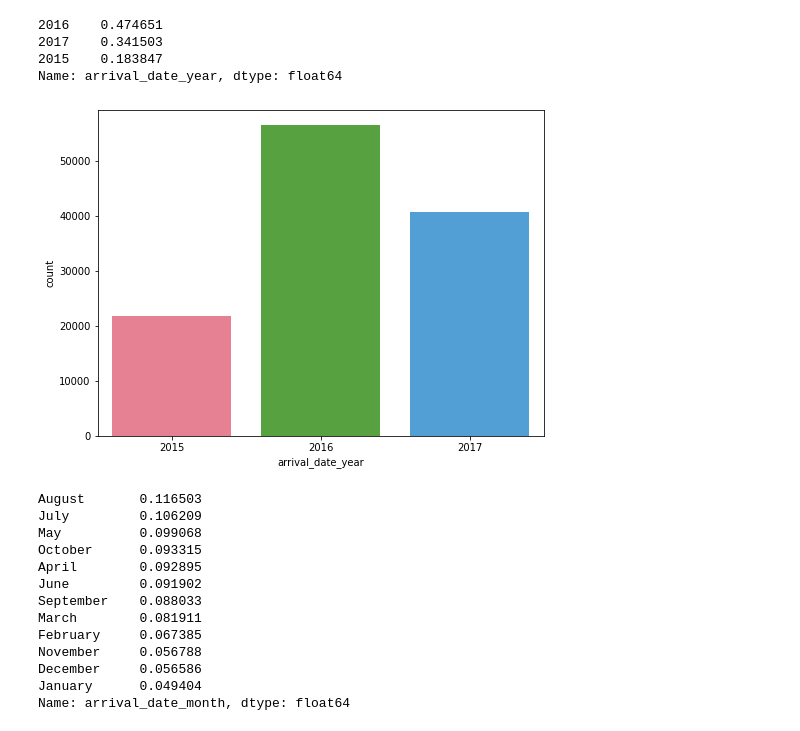
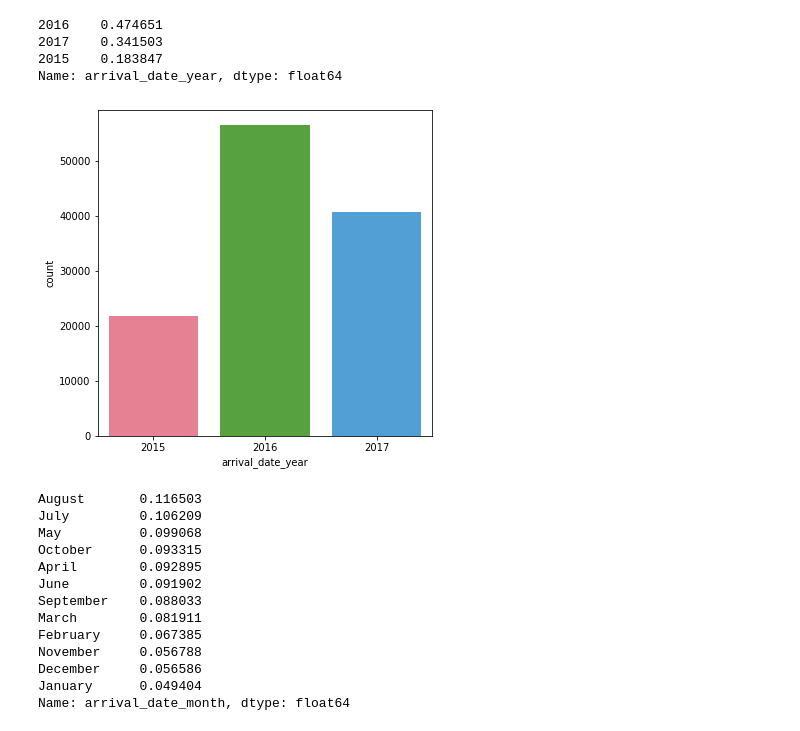
Before and after one commit to praveenbejo95/Hotel-booking-analysis-EDA-, a Jupyter notebook: Copy_of_Hotel_Booking_Analysis_Capstone_Project.ipynb, the cells around one changed output. Saved outputs shown, nothing was run; the diff lists cells and outputs as text; code cells hidden in the pictures.

```diff
--- a/Copy_of_Hotel_Booking_Analysis_Capstone_Project.ipynb
+++ b/Copy_of_Hotel_Booking_Analysis_Capstone_Project.ipynb
@@ -155,11 +165,11 @@ df.arrival_date_year.value_counts(normalize=True)
 2015    0.183847
 Name: arrival_date_year, dtype: float64
 # %%
-plt.figure(figsize=(8,6))
+plt.figure(figsize=(6,6))
 sns.countplot(df['arrival_date_year'],palette='husl')
 plt.show()
 # %% [output]
-[figure, old version]
+[figure, new version]
 # %%
 df.arrival_date_month.value_counts(normalize=True)
 # %% [output]
```
Also changed, not shown: parts of 15 cells of this notebook.
